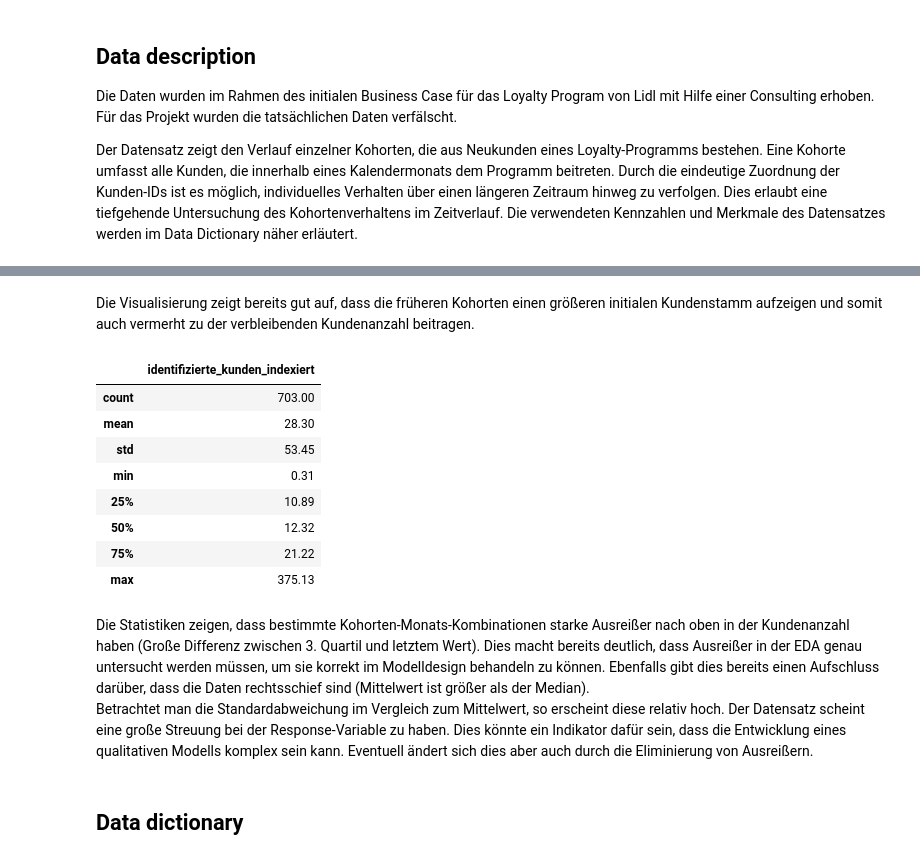
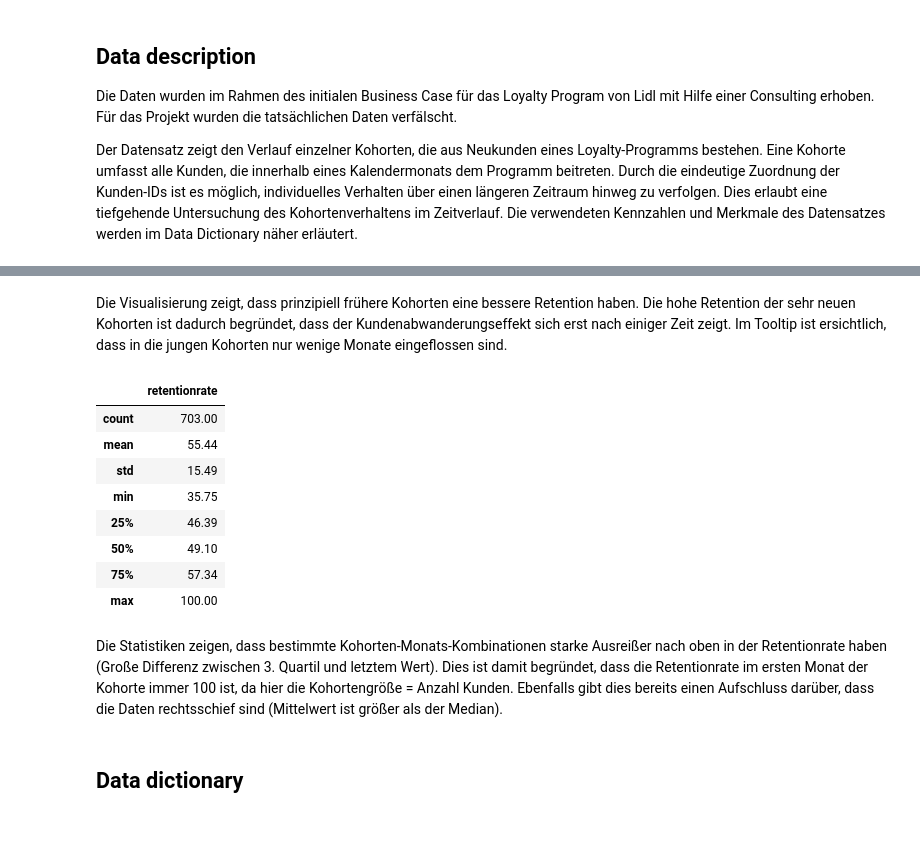
Before and after one commit to mm391-030401/project, a Jupyter notebook: references/project-proposal.ipynb, the cells around one changed output, grey strips where cells are left out. Cells and saved outputs as stored; diff of their text form; code cells hidden in the pictures; blank space fills up the shorter version.

Commit message:
Update project-proposal.ipynb
Da die Datengrundlage bzw. sich die Response Variable abgeändert hat, wurde zur Übersichtlichkeit auch die Project Proposal angepasst

```diff
--- a/references/project-proposal.ipynb
+++ b/references/project-proposal.ipynb
@@ -153,21 +140,20 @@ data.head()
-# %% [markdown]
-Die Visualisierung zeigt bereits gut auf, dass die früheren Kohorten einen größeren initialen Kundenstamm aufzeigen und somit auch vermerht zu der verbleibenden Kundenanzahl beitragen.
+# %% [markdown]
+Die Visualisierung zeigt, dass prinzipiell frühere Kohorten eine bessere Retention haben. Die hohe Retention der sehr neuen Kohorten ist dadurch begründet, dass der Kundenabwanderungseffekt sich erst nach einiger Zeit zeigt. Im Tooltip ist ersichtlich, dass in die jungen Kohorten nur wenige Monate eingeflossen sind.
 # %%
-stats = pd.DataFrame(data['identifizierte_kunden_indexiert'].describe().round(2))
+stats = pd.DataFrame(data['retentionrate'].describe().round(2))
 stats
 # %% [output]
-|  | identifizierte_kunden_indexiert |
+|  | retentionrate |
 | count | 703.00 |
-| mean | 28.30 |
-| std | 53.45 |
-| min | 0.31 |
-| 25% | 10.89 |
-| 50% | 12.32 |
-| 75% | 21.22 |
-| max | 375.13 |
+| mean | 55.44 |
+| std | 15.49 |
+| min | 35.75 |
+| 25% | 46.39 |
+| 50% | 49.10 |
+| 75% | 57.34 |
+| max | 100.00 |
 # %% [markdown]
-Die Statistiken zeigen, dass bestimmte Kohorten-Monats-Kombinationen starke Ausreißer nach oben in der Kundenanzahl haben (Große Differenz zwischen 3. Quartil und letztem Wert). Dies macht bereits deutlich, dass Ausreißer in der EDA genau untersucht werden müssen, um sie korrekt im Modelldesign behandeln zu können. Ebenfalls gibt dies bereits einen Aufschluss darüber, dass die Daten rechtsschief sind (Mittelwert ist größer als der Median).
-Betrachtet man die Standardabweichung im Vergleich zum Mittelwert, so erscheint diese relativ hoch. Der Datensatz scheint eine große Streuung bei der Response-Variable zu haben. Dies könnte ein Indikator dafür sein, dass die Entwicklung eines qualitativen Modells komplex sein kann. Eventuell ändert sich dies aber auch durch die Eliminierung von Ausreißern.
+Die Statistiken zeigen, dass bestimmte Kohorten-Monats-Kombinationen starke Ausreißer nach oben in der Retentionrate haben (Große Differenz zwischen 3. Quartil und letztem Wert). Dies ist damit begründet, dass die Retentionrate im ersten Monat der Kohorte immer 100 ist, da hier die Kohortengröße = Anzahl Kunden. Ebenfalls gibt dies bereits einen Aufschluss darüber, dass die Daten rechtsschief sind (Mittelwert ist größer als der Median).
 # %% [markdown]
 ## Data dictionary
 # %%
```
Also changed, not shown: parts of 6 cells of this notebook.
